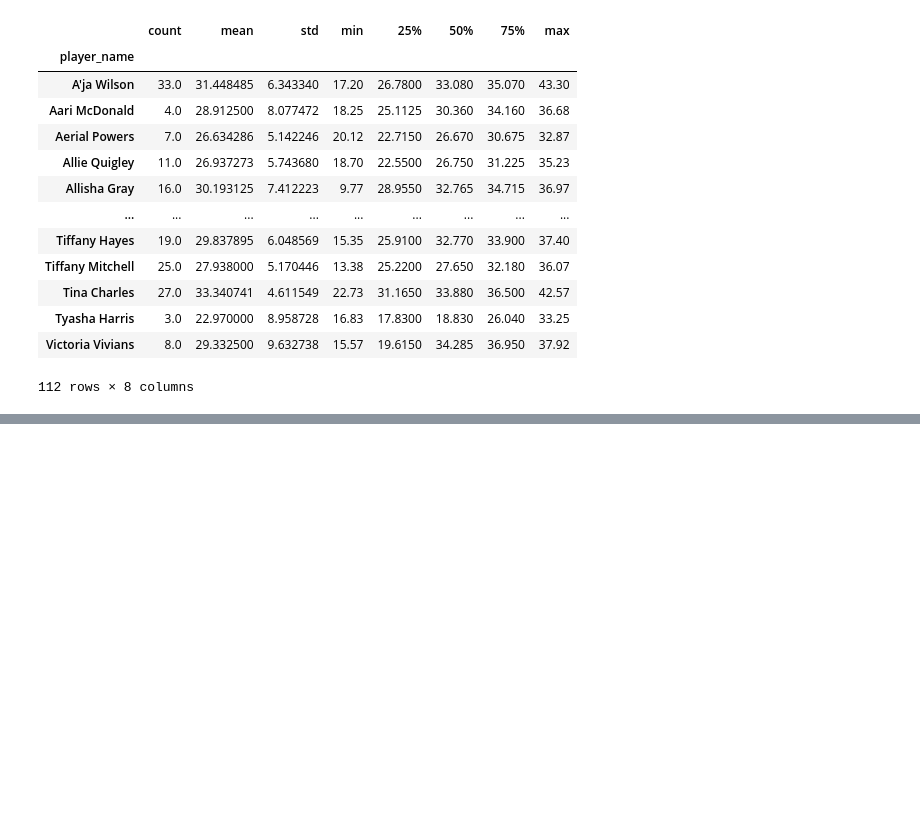
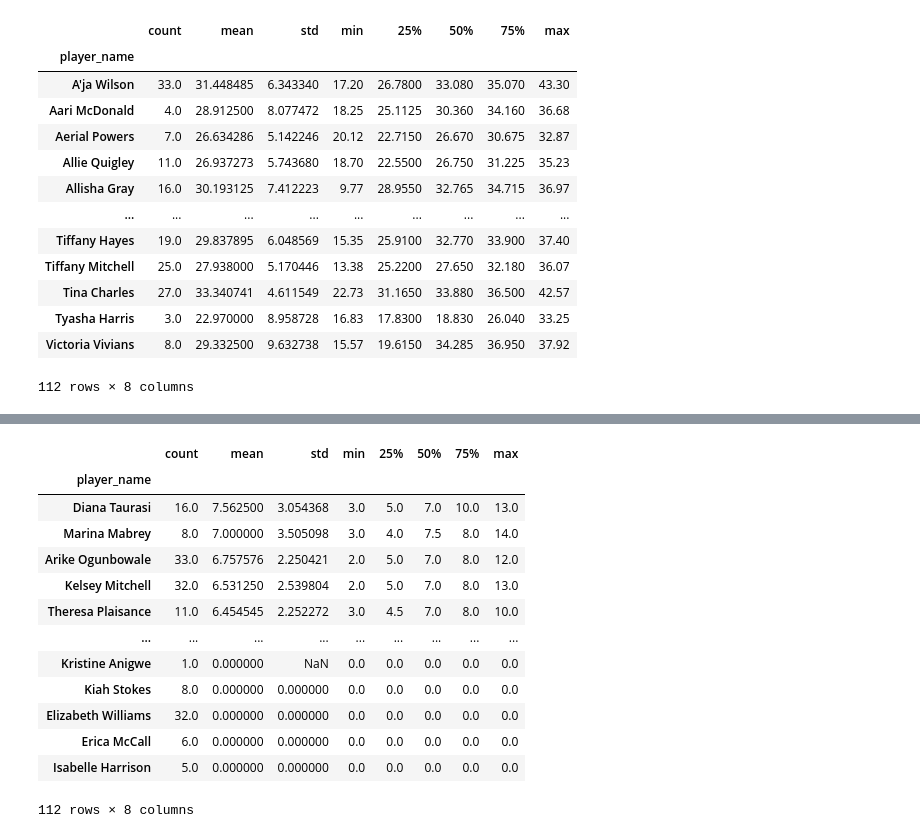
Before and after one commit to sequitria/Learning-Data-Science-via-Sports-Betting, a Jupyter notebook: explore.ipynb, the cells around one changed output, grey strips where cells are left out. Cells and saved outputs as stored; diff of their text form; code cells hidden in the pictures; blank space fills up the shorter version.

```diff
--- a/explore.ipynb
+++ b/explore.ipynb
@@ -347,0 +343,18 @@ with pd.option_context('display.max_rows', None):
+# %%
+# get 3 point data from players when they are starter
+display(df_2021.query('starter == True').groupby('player_name')['three_points_att'].describe().sort_values('mean', ascending=False))
+# %% [output]
+|  | count | mean | std | min | 25% | 50% | 75% | max |
+| player_name |  |  |  |  |  |  |  |  |
+| Diana Taurasi | 16.0 | 7.562500 | 3.054368 | 3.0 | 5.0 | 7.0 | 10.0 | 13.0 |
+| Marina Mabrey | 8.0 | 7.000000 | 3.505098 | 3.0 | 4.0 | 7.5 | 8.0 | 14.0 |
+| Arike Ogunbowale | 33.0 | 6.757576 | 2.250421 | 2.0 | 5.0 | 7.0 | 8.0 | 12.0 |
+| Kelsey Mitchell | 32.0 | 6.531250 | 2.539804 | 2.0 | 5.0 | 7.0 | 8.0 | 13.0 |
+| Theresa Plaisance | 11.0 | 6.454545 | 2.252272 | 3.0 | 4.5 | 7.0 | 8.0 | 10.0 |
+| ... | ... | ... | ... | ... | ... | ... | ... | ... |
+| Kristine Anigwe | 1.0 | 0.000000 | NaN | 0.0 | 0.0 | 0.0 | 0.0 | 0.0 |
+| Kiah Stokes | 8.0 | 0.000000 | 0.000000 | 0.0 | 0.0 | 0.0 | 0.0 | 0.0 |
+| Elizabeth Williams | 32.0 | 0.000000 | 0.000000 | 0.0 | 0.0 | 0.0 | 0.0 | 0.0 |
+| Erica McCall | 6.0 | 0.000000 | 0.000000 | 0.0 | 0.0 | 0.0 | 0.0 | 0.0 |
+| Isabelle Harrison | 5.0 | 0.000000 | 0.000000 | 0.0 | 0.0 | 0.0 | 0.0 | 0.0 |
+112 rows × 8 columns
```
Also changed, not shown: parts of 1 cell of this notebook, 1 other file.
